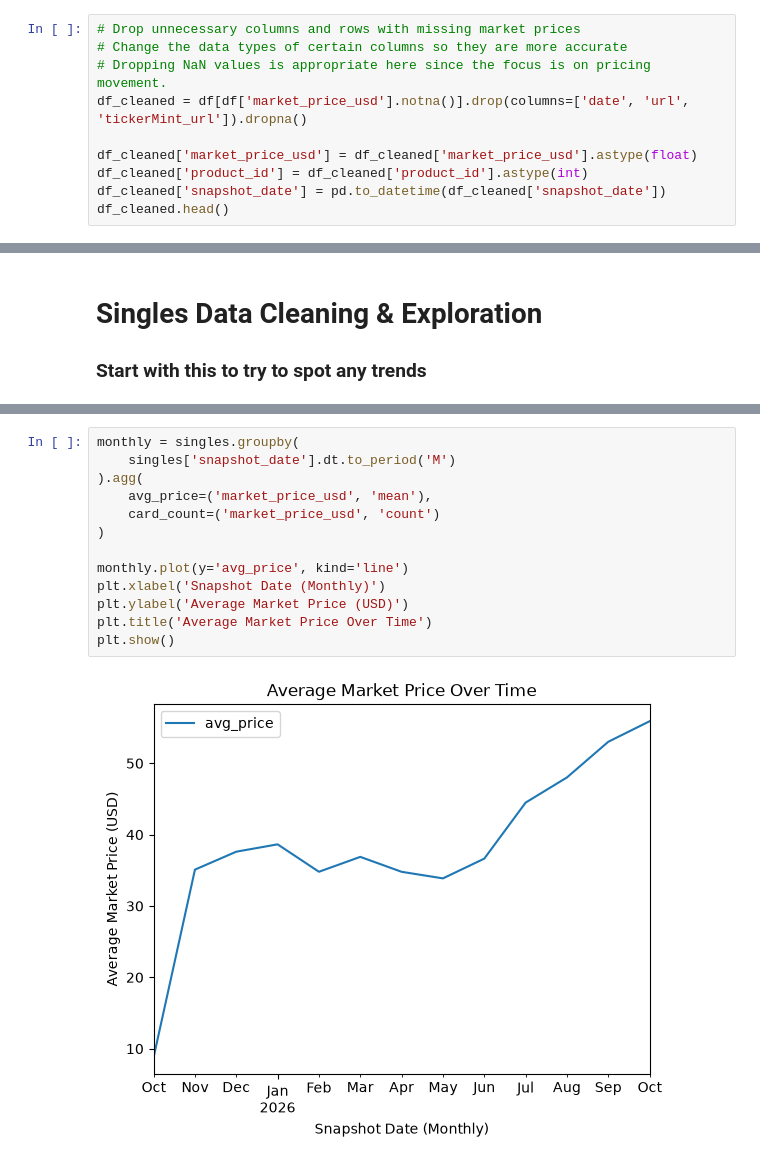
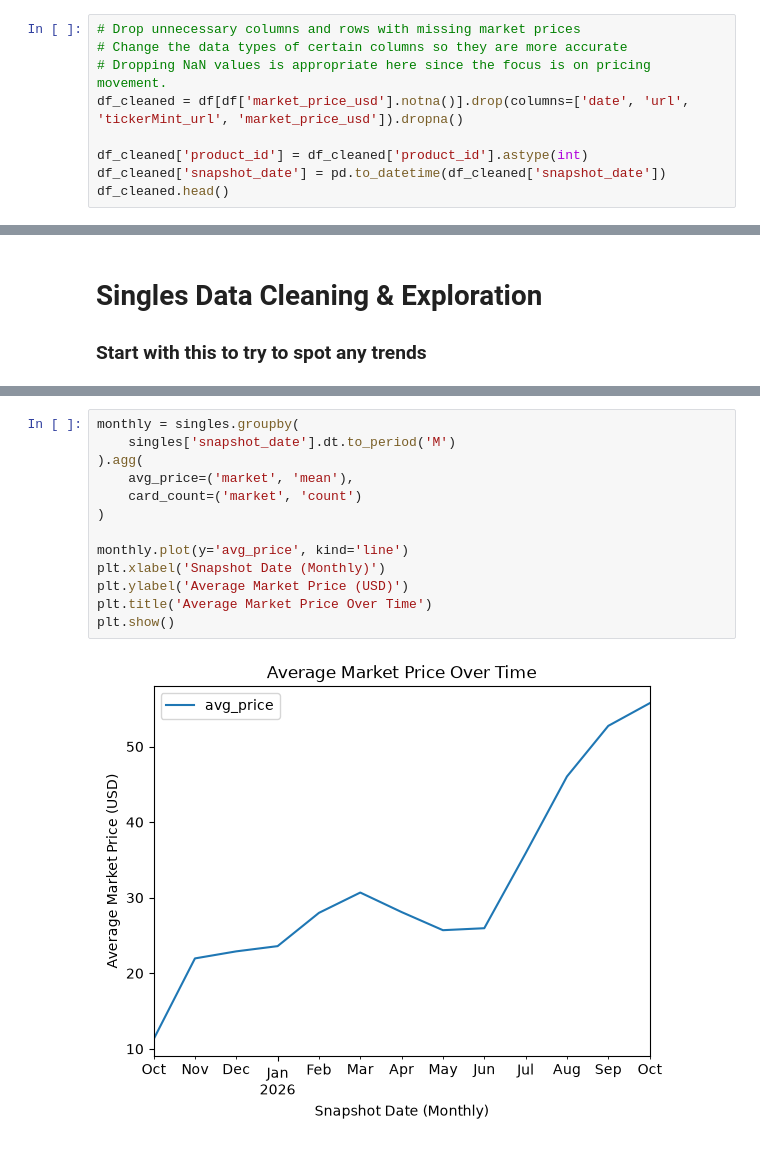
Before and after one commit to Ashalo/Collectible-Card-Market-Analysis, a Jupyter notebook: main.ipynb, the cells around one changed output, grey strips where cells are left out. Drawn from its saved outputs; the diff is of its cells as text.

```diff
--- a/main.ipynb
+++ b/main.ipynb
@@ -124,9 +125,8 @@ Share constant: 0.006254343293954135
 # Drop unnecessary columns and rows with missing market prices
 # Change the data types of certain columns so they are more accurate
 # Dropping NaN values is appropriate here since the focus is on pricing movement.
-df_cleaned = df[df['market_price_usd'].notna()].drop(columns=['date', 'url', 'tickerMint_url']).dropna()
+df_cleaned = df[df['market_price_usd'].notna()].drop(columns=['date', 'url', 'tickerMint_url', 'market_price_usd']).dropna()
 
-df_cleaned['market_price_usd'] = df_cleaned['market_price_usd'].astype(float)
 df_cleaned['product_id'] = df_cleaned['product_id'].astype(int)
 df_cleaned['snapshot_date'] = pd.to_datetime(df_cleaned['snapshot_date'])
 df_cleaned.head()
@@ -202,18 +202,18 @@ plt.show()
 # %%
 monthly = singles.groupby(
     singles['snapshot_date'].dt.to_period('M')
 ).agg(
-    avg_price=('market_price_usd', 'mean'),
-    card_count=('market_price_usd', 'count')
+    avg_price=('market', 'mean'),
+    card_count=('market', 'count')
 )
 
 monthly.plot(y='avg_price', kind='line')
 plt.xlabel('Snapshot Date (Monthly)')
 plt.ylabel('Average Market Price (USD)')
 plt.title('Average Market Price Over Time')
 plt.show()
 # %% [output]
-[figure, old version]
+[figure, new version]
 # %%
 monthly['price_index'] = (
     monthly['avg_price'] / monthly['avg_price'].iloc[1]
```
Also changed, not shown: parts of 16 cells of this notebook.
